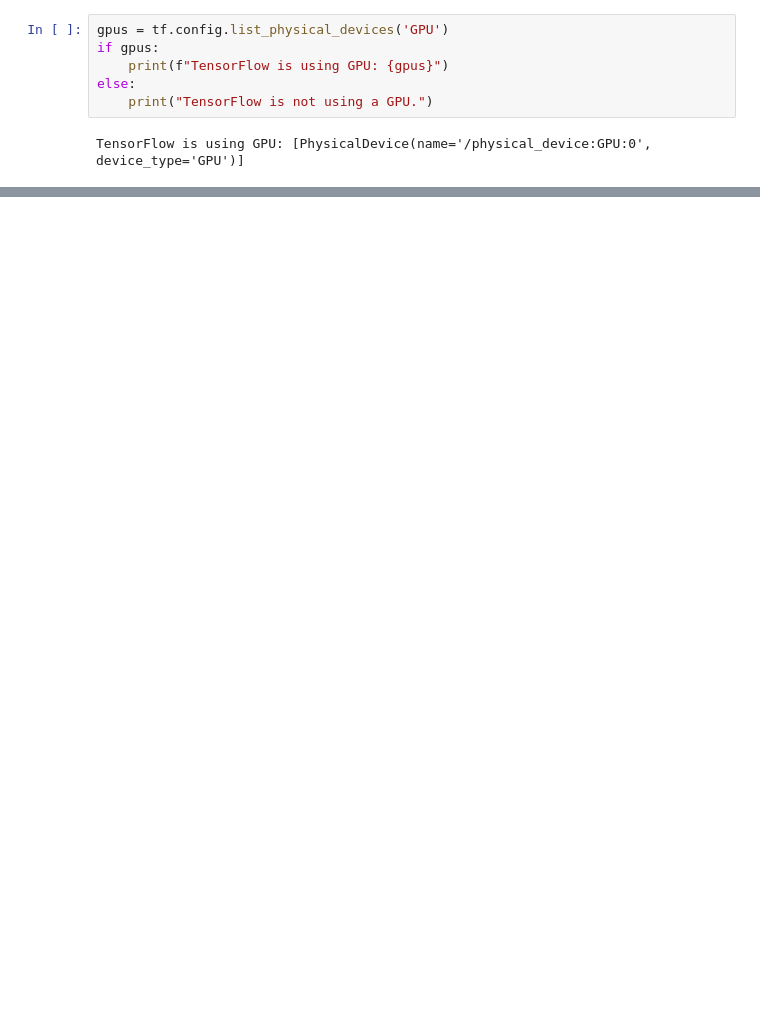
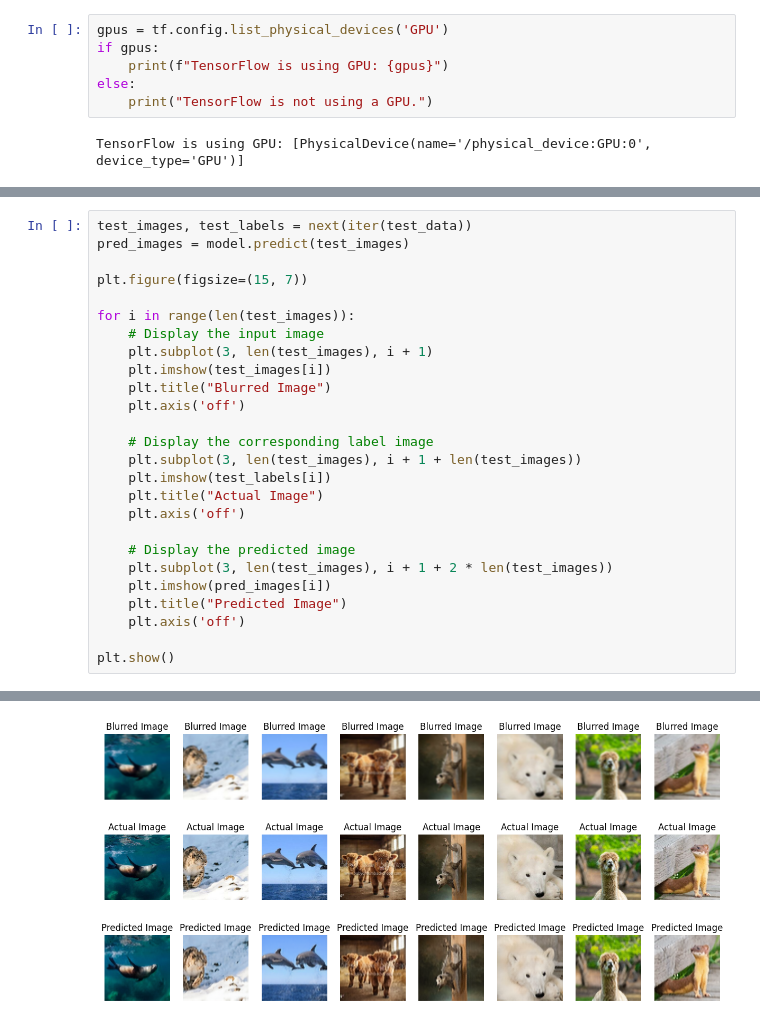
Before and after one commit to TJMazerolle/ImageDeblur, a Jupyter notebook: TrainingNotebook.ipynb, the cells around one changed output, grey strips where cells are left out. Saved outputs shown, nothing was run; the diff lists cells and outputs as text; blank space fills up the shorter version.

```diff
--- a/TrainingNotebook.ipynb
+++ b/TrainingNotebook.ipynb
@@ -39,0 +196,27 @@ for image in train_dataset.take(5):
+# %%
+test_images, test_labels = next(iter(test_data))
+pred_images = model.predict(test_images)
+
+plt.figure(figsize=(15, 7))
+
+for i in range(len(test_images)):
+    # Display the input image
+    plt.subplot(3, len(test_images), i + 1)
+    plt.imshow(test_images[i])
+    plt.title("Blurred Image")
+    plt.axis('off')
+
+    # Display the corresponding label image
+    plt.subplot(3, len(test_images), i + 1 + len(test_images))
+    plt.imshow(test_labels[i])
+    plt.title("Actual Image")
+    plt.axis('off')
+
+    # Display the predicted image
+    plt.subplot(3, len(test_images), i + 1 + 2 * len(test_images))
+    plt.imshow(pred_images[i])
+    plt.title("Predicted Image")
+    plt.axis('off')
+
+plt.show()
+# %% [output]
@@ -39,0 +224 @@ for image in train_dataset.take(5):
+[figure, added]
```
Also changed, not shown: parts of 12 cells of this notebook.
